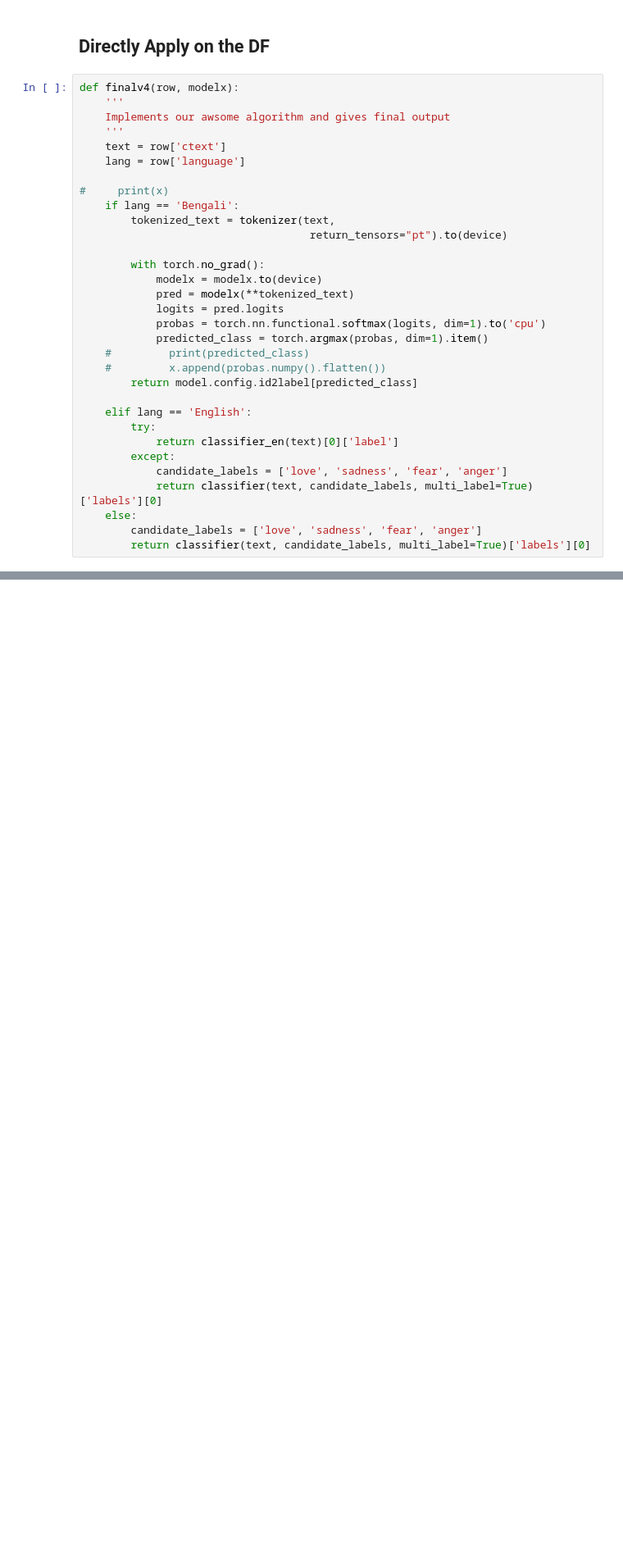
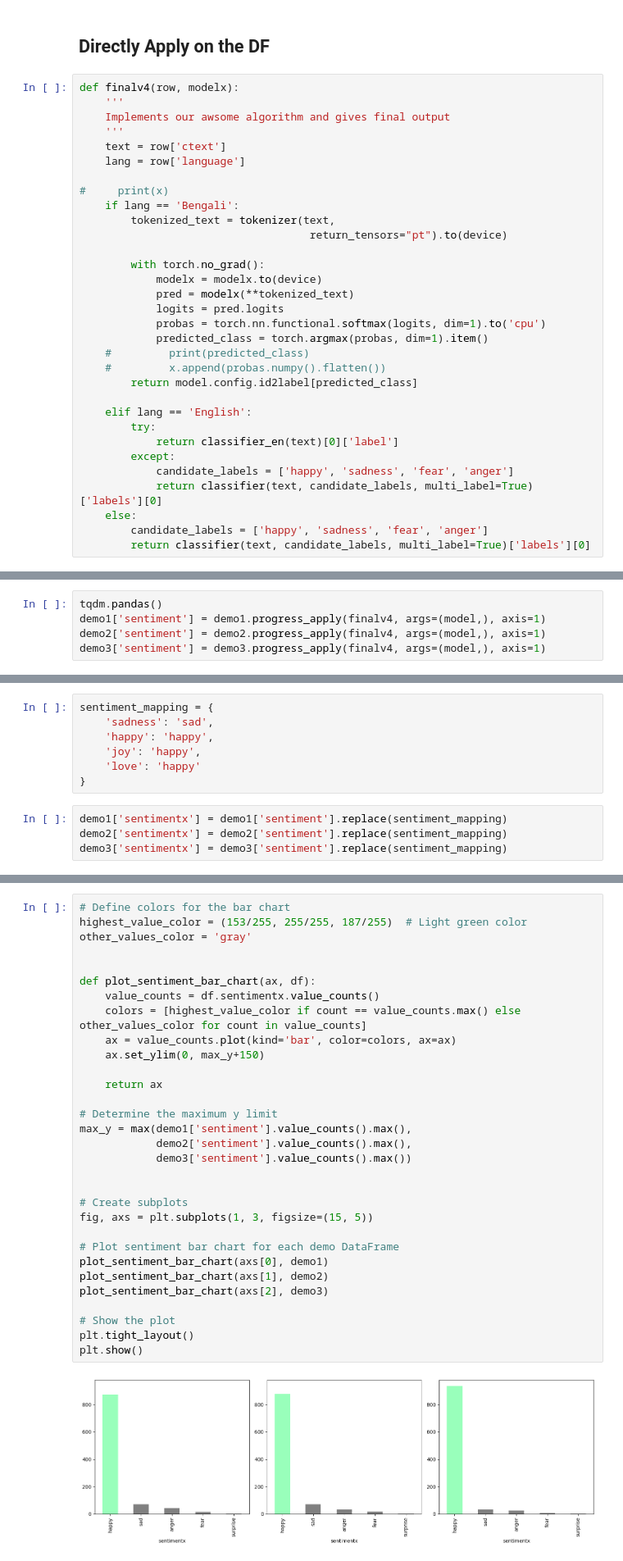
Before and after one commit to oitik/Celebrity_Study_Mir, a Jupyter notebook: mir-sentiment-analysis-v3.ipynb, the cells around one changed output, grey strips where cells are left out. Shown: that part at 82% size. Drawn from its saved outputs; the diff is of its cells as text; blank space fills up the shorter version.

Commit message:
Kaggle Notebook | mir_sentiment_analysis | Version 4

```diff
--- a/mir-sentiment-analysis-v3.ipynb
+++ b/mir-sentiment-analysis-v3.ipynb
@@ -979,9 +887,9 @@ def finalv4(row, modelx):
         try:
             return classifier_en(text)[0]['label']
         except:
-            candidate_labels = ['love', 'sadness', 'fear', 'anger']
+            candidate_labels = ['happy', 'sadness', 'fear', 'anger']
             return classifier(text, candidate_labels, multi_label=True)['labels'][0]
     else:
-        candidate_labels = ['love', 'sadness', 'fear', 'anger']
+        candidate_labels = ['happy', 'sadness', 'fear', 'anger']
         return classifier(text, candidate_labels, multi_label=True)['labels'][0]
 # %%
@@ -992,3 +903,8 @@ demo.head(3)
 | 0 | @wolfhowling220 | 2021-12-19 | 5373 | Sunday suspense er শ্রোতাদের মধ্য... | Sunday suspense er শ্রোতাদের মধ্য... | Bengali |
 | 1 | @ksarkar1338 | 2021-12-03 | 4929 | বেঁচে থাকতে হয়তো বিশ্ব সাহিত্যের... | বেঁচে থাকতে হয়তো বিশ্ব সাহিত্যের... | Bengali |
 | 2 | @dcsalim4384 | 2021-12-12 | 4830 | এ আমার পরম সৌভাগ্য যে একজন বাঙালি... | এ আমার পরম সৌভাগ্য যে একজন বাঙালি... | Bengali |
+# %%
+tqdm.pandas()
+demo1['sentiment'] = demo1.progress_apply(finalv4, args=(model,), axis=1)
+demo2['sentiment'] = demo2.progress_apply(finalv4, args=(model,), axis=1)
+demo3['sentiment'] = demo3.progress_apply(finalv4, args=(model,), axis=1)
@@ -994,0 +924,11 @@ demo.head(3)
+# %%
+sentiment_mapping = {
+    'sadness': 'sad',
+    'happy': 'happy',
+    'joy': 'happy',
+    'love': 'happy'
+}
+# %%
+demo1['sentimentx'] = demo1['sentiment'].replace(sentiment_mapping)
+demo2['sentimentx'] = demo2['sentiment'].replace(sentiment_mapping)
+demo3['sentimentx'] = demo3['sentiment'].replace(sentiment_mapping)
@@ -994,0 +945,33 @@ demo.head(3)
+# %%
+# Define colors for the bar chart
+highest_value_color = (153/255, 255/255, 187/255)  # Light green color
+other_values_color = 'gray'
+
+
+def plot_sentiment_bar_chart(ax, df):
+    value_counts = df.sentimentx.value_counts()
+    colors = [highest_value_color if count == value_counts.max() else other_values_color for count in value_counts]
+    ax = value_counts.plot(kind='bar', color=colors, ax=ax)
+    ax.set_ylim(0, max_y+150)
+
+    return ax
+
+# Determine the maximum y limit
+max_y = max(demo1['sentiment'].value_counts().max(),
+            demo2['sentiment'].value_counts().max(),
+            demo3['sentiment'].value_counts().max())
+
+
+# Create subplots
+fig, axs = plt.subplots(1, 3, figsize=(15, 5))
+
+# Plot sentiment bar chart for each demo DataFrame
+plot_sentiment_bar_chart(axs[0], demo1)
+plot_sentiment_bar_chart(axs[1], demo2)
+plot_sentiment_bar_chart(axs[2], demo3)
+
+# Show the plot
+plt.tight_layout()
+plt.show()
+# %% [output]
+[figure, added]
```
Also changed, not shown: parts of 54 cells of this notebook.
